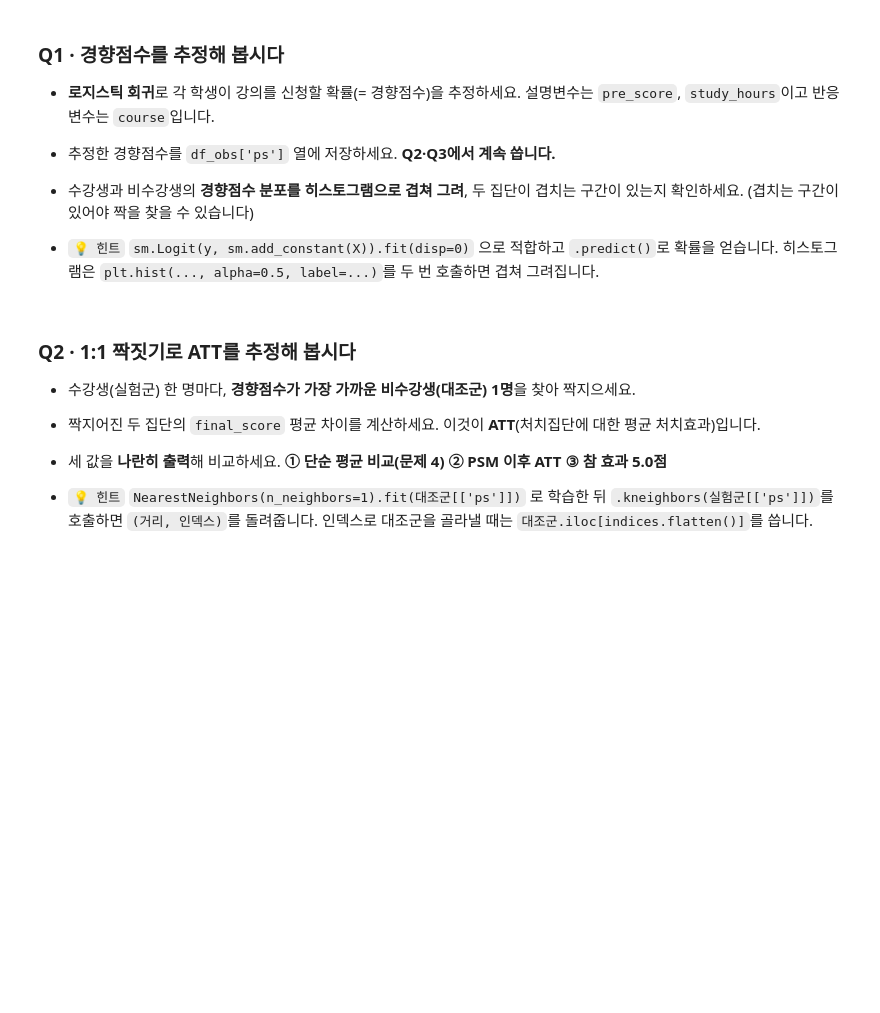
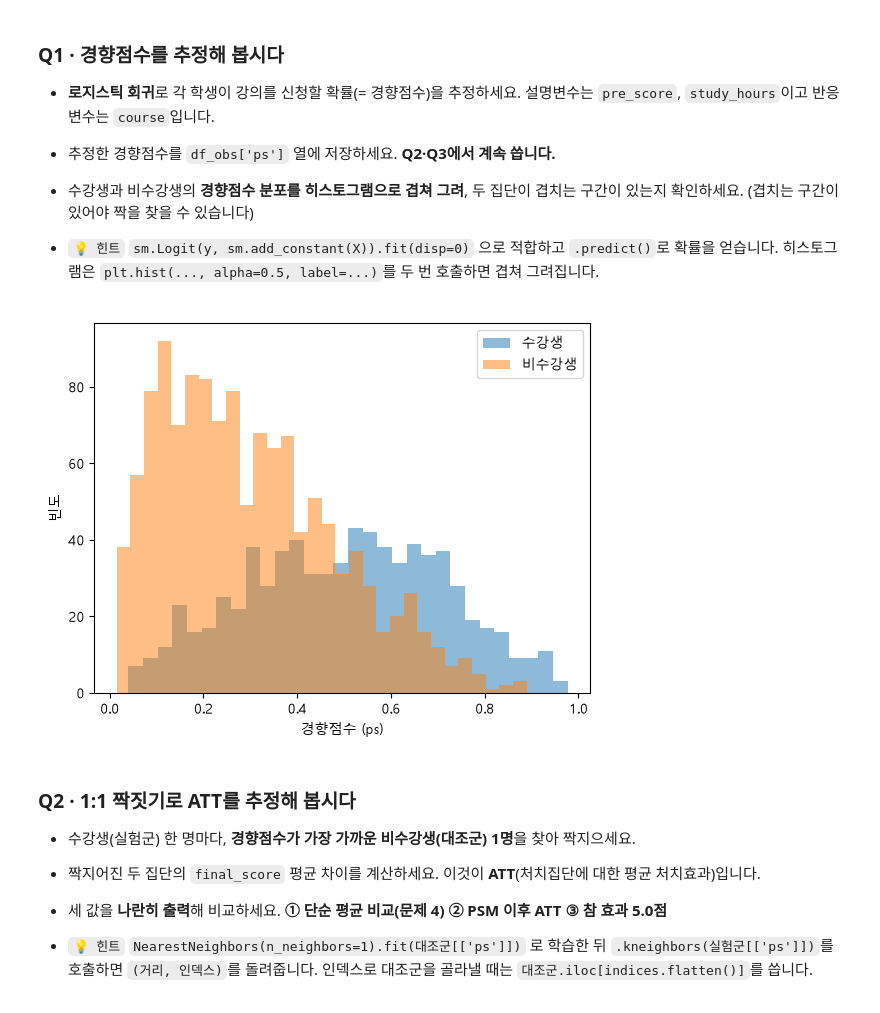
Before and after one commit to msjeonc-stack/ai-data-bootcamp, a Jupyter notebook: D016/[기초-실습] 통계 101×데이터 분석_ (9-10장) 가설검정의 주의점_인과와 상관.ipynb, the cells around one changed output. Cells and saved outputs as stored; diff of their text form; code cells hidden in the pictures; blank space fills up the shorter version.

```diff
--- a/D016/[기초-실습] 통계 101×데이터 분석_ (9-10장) 가설검정의 주의점_인과와 상관.ipynb
+++ b/D016/[기초-실습] 통계 101×데이터 분석_ (9-10장) 가설검정의 주의점_인과와 상관.ipynb
@@ -1104,3 +1106,19 @@ print("  우리가 되찾아야 하는 참 효과: %+.1f점" % TRUE_EFFECT)
+# %%
+# 문제 5 · Q1
+X = df_obs[['pre_score', 'study_hours']]
+y = df_obs['course']
+
+logit_model = sm.Logit(y, sm.add_constant(X)).fit(disp=0)
+df_obs['ps'] = logit_model.predict(sm.add_constant(X))
+
+plt.hist(df_obs.loc[df_obs['course']==1, 'ps'], bins=30, alpha=0.5, label='수강생')
+plt.hist(df_obs.loc[df_obs['course']==0, 'ps'], bins=30, alpha=0.5, label='비수강생')
+plt.xlabel('경향점수 (ps)')
+plt.ylabel('빈도')
+plt.legend()
+plt.show()
+# %% [output]
+[figure, added]
 # %% [markdown]
 ### Q2 · 1:1 짝짓기로 ATT를 추정해 봅시다
 
```
Also changed, not shown: parts of 17 cells of this notebook.
